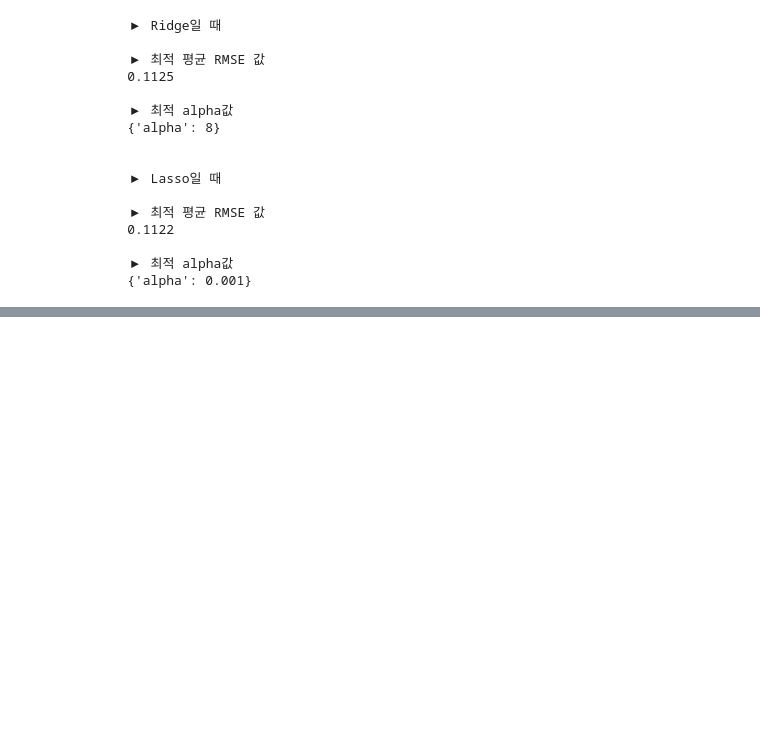
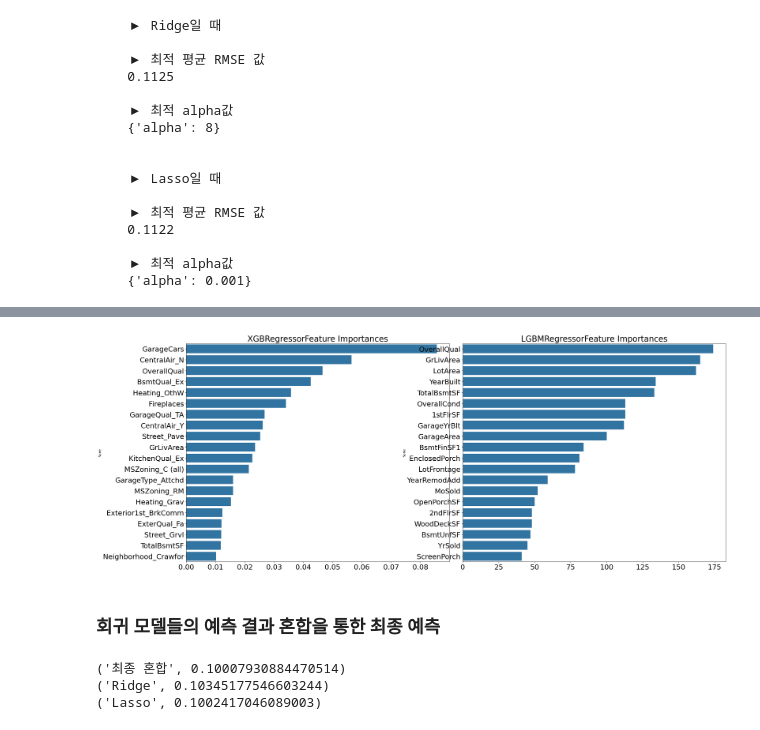
Before and after one commit to ZeroJoon2/MachineLearning, a Jupyter notebook: 22. house_price.ipynb, the cells around one changed output, grey strips where cells are left out. Cells and saved outputs as stored; diff of their text form; code cells hidden in the pictures; blank space fills up the shorter version.

```diff
--- a/22. house_price.ipynb
+++ b/22. house_price.ipynb
@@ -310,6 +314,8 @@ def print_best_params(model, params):
     {grid_model.best_params_}
     ''')
 
+    return grid_model.best_estimator_
+
 ridge_params = {'alpha' : [0.05, 0.1, 1, 5, 8, 10, 12, 15, 20]}
 lasso_params = {'alpha' : [0.001, 0.005, 0.008, 0.05, 0.03, 0.1, 0.5, 1, 5, 10]}
 
@@ -559,0 +611,34 @@ print_best_params(lasso_reg, lasso_params)
+# %%
+# 모델의 중요도 상위 20개의 피처명과 그때의 중요도값을 Series로 반환
+def get_top_features(model):
+    ftr_importances_values = model.feature_importances_
+    ftr_importances = pd.Series(ftr_importances_values, index = X_features.columns)
+    ftr_top20 = ftr_importances.sort_values(ascending=False)[:20]
+    return ftr_top20
+
+def visualize_ftr_importances(models):
+    # 2개 회귀 모델의 시각화를 위해 2개의 컬럼을 가지는 subplot 생성
+    fig, axs = plt.subplots(figsize = (24, 10), nrows = 1, ncols =2)
+    fig.tight_layout()
+
+    # 입력인자로 받은 list객체인 models에서 차례로 model을 추출하여 피처 중요도 시각화
+    for i_num, model in enumerate(models):
+        ftr_top20 = get_top_features(model)
+        axs[i_num].set_title(model.__class__.__name__ + 'Feature Importances', size = 25)
+
+        # font 크기 조정
+        for label in (axs[i_num].get_xticklabels() + axs[i_num].get_yticklabels()):
+            label.set_fontsize(22)
+        sns.barplot(x = ftr_top20.values
+                    , y = ftr_top20.index
+                    , ax = axs[i_num]
+                    )
+
+# 앞 예제에서 print_best_params()가 반환한 GridSearchCV로 최적화된 모델의 피처 중요도 시각화
+models = [best_xgb, best_lgbm]
+
+visualize_ftr_importances(models)
+# %% [output]
+[figure, added]
+# %% [markdown]
+### 회귀 모델들의 예측 결과 혼합을 통한 최종 예측
@@ -559,0 +652,26 @@ print_best_params(lasso_reg, lasso_params)
+# %%
+# 개별 모델의 학습
+ridge_reg = Ridge(alpha = 8)
+ridge_reg.fit(X_train, y_train)
+
+lasso_reg = Lasso(alpha = 0.001)
+lasso_reg.fit(X_train, y_train)
+
+# 개별 모델의 예측
+ridge_pred = ridge_reg.predict(X_test)
+lasso_pred = lasso_reg.predict(X_test)
+
+# 개별 모델 예측값 혼합으로 최종 예측값 도출
+pred = 0.4 * ridge_pred + 0.6 * lasso_pred
+preds = {
+        '최종 혼합' : pred
+         , 'Ridge' : ridge_pred
+         , 'Lasso' : lasso_pred
+         }
+
+# 최종 혼합 모델, 개별 모델의 RMSE 값 출력
+get_rmse_pred(preds)
+# %% [output]
+('최종 혼합', 0.10007930884470514)
+('Ridge', 0.10345177546603244)
+('Lasso', 0.1002417046089003)
```
Also changed, not shown: parts of 19 cells of this notebook, 3 other files.
